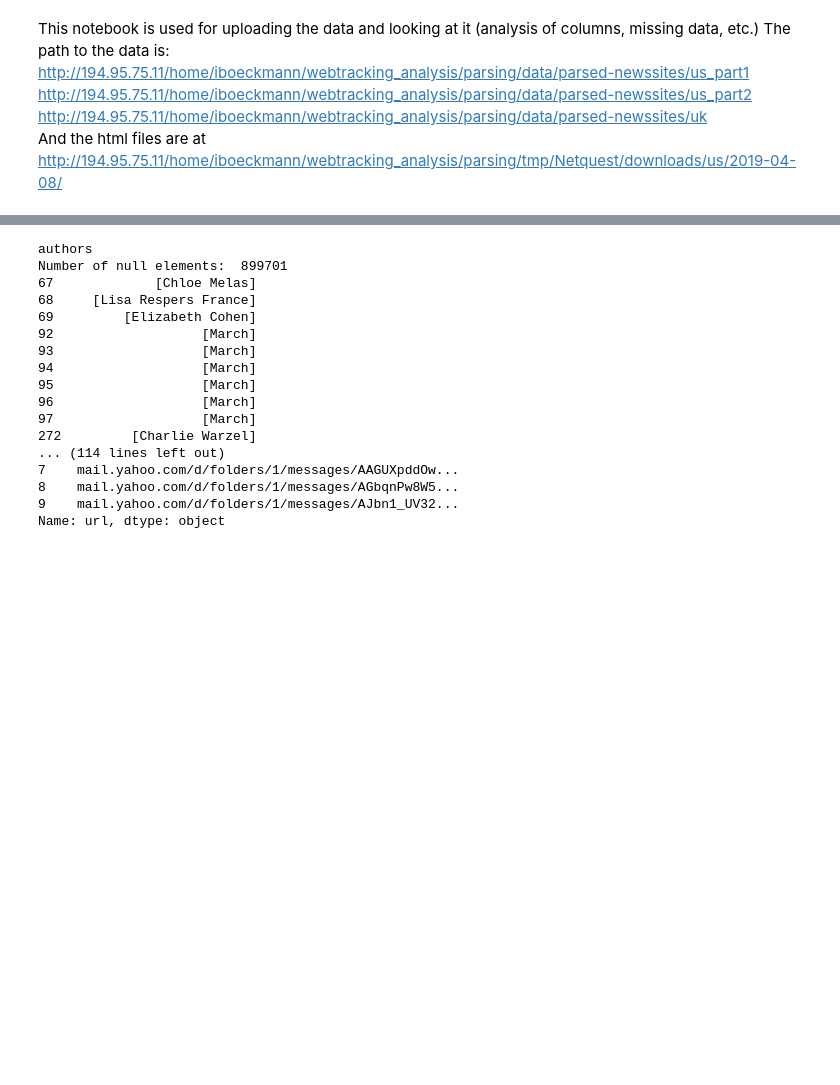
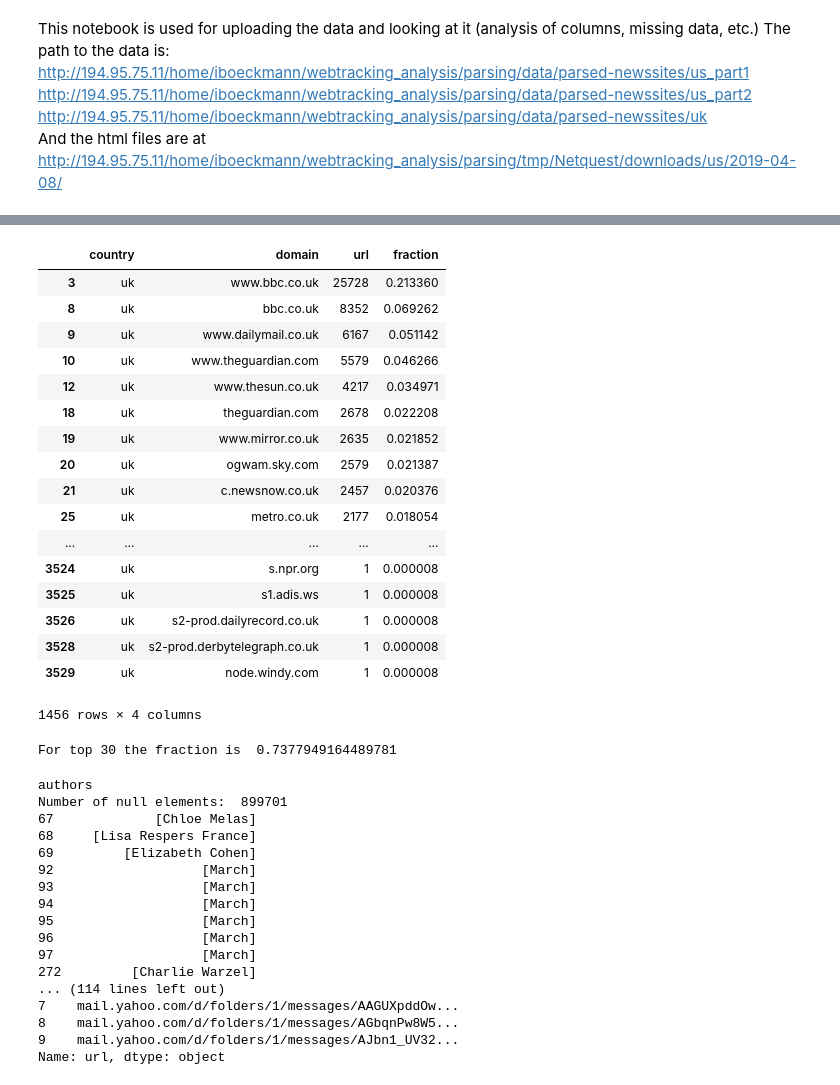
Before and after one commit to gesiscss/media_frames, a Jupyter notebook: 1.Data_Analysis.ipynb, the cells around one changed output, grey strips where cells are left out. Drawn from its saved outputs; the diff is of its cells as text; code cells hidden in the pictures; blank space fills up the shorter version.

Commit message:
Adding information about domains and unique urls

```diff
--- a/1.Data_Analysis.ipynb
+++ b/1.Data_Analysis.ipynb
@@ -25,0 +30,7 @@ news.head()
+# %%
+news['country'] = news['country'].apply(lambda x: 'us' if x[:2]=='us' else x)
+# %%
+print('The number of unique URLs and domains  per country:')
+news['domain'] = news['url'].apply(lambda x: x.split('/')[0])
+news_by_countries = news.groupby('country')
+news_by_countries.agg({"url": "nunique", "domain": "nunique"})
@@ -26,3 +43,35 @@ news.head()
+# %%
+countries_by_domains = news.groupby(['country', 'domain'])
+urls_by_domains = countries_by_domains.agg({"url":"nunique"}).sort_values('url', ascending=False)
+urls_by_domains.reset_index(inplace=True)
+# %%
+urls_by_domains['fraction'] = urls_by_domains['url'].apply(lambda x: x/120585) #please change the number here to the corresponding number of total unique URLs
+urls_by_domains[urls_by_domains['country'] == 'uk'] #change a country to either 'uk' or 'us'
+# %% [output]
+|  | country | domain | url | fraction |
+| 3 | uk | www.bbc.co.uk | 25728 | 0.213360 |
+| 8 | uk | bbc.co.uk | 8352 | 0.069262 |
+| 9 | uk | www.dailymail.co.uk | 6167 | 0.051142 |
+| 10 | uk | www.theguardian.com | 5579 | 0.046266 |
+| 12 | uk | www.thesun.co.uk | 4217 | 0.034971 |
+| 18 | uk | theguardian.com | 2678 | 0.022208 |
+| 19 | uk | www.mirror.co.uk | 2635 | 0.021852 |
+| 20 | uk | ogwam.sky.com | 2579 | 0.021387 |
+| 21 | uk | c.newsnow.co.uk | 2457 | 0.020376 |
+| 25 | uk | metro.co.uk | 2177 | 0.018054 |
+| ... | ... | ... | ... | ... |
+| 3524 | uk | s.npr.org | 1 | 0.000008 |
+| 3525 | uk | s1.adis.ws | 1 | 0.000008 |
+| 3526 | uk | s2-prod.dailyrecord.co.uk | 1 | 0.000008 |
+| 3528 | uk | s2-prod.derbytelegraph.co.uk | 1 | 0.000008 |
+| 3529 | uk | node.windy.com | 1 | 0.000008 |
+1456 rows × 4 columns
+# %%
+k = 30
+k_top = urls_by_domains[urls_by_domains['country'] == 'uk'][:k]
+print(f'For top {k} the fraction is ', k_top['fraction'].sum())
+# %% [output]
+For top 30 the fraction is  0.7377949164489781
 # %%
 for column in news.columns:
     print(column)
```
Also changed, not shown: parts of 2 cells of this notebook.
